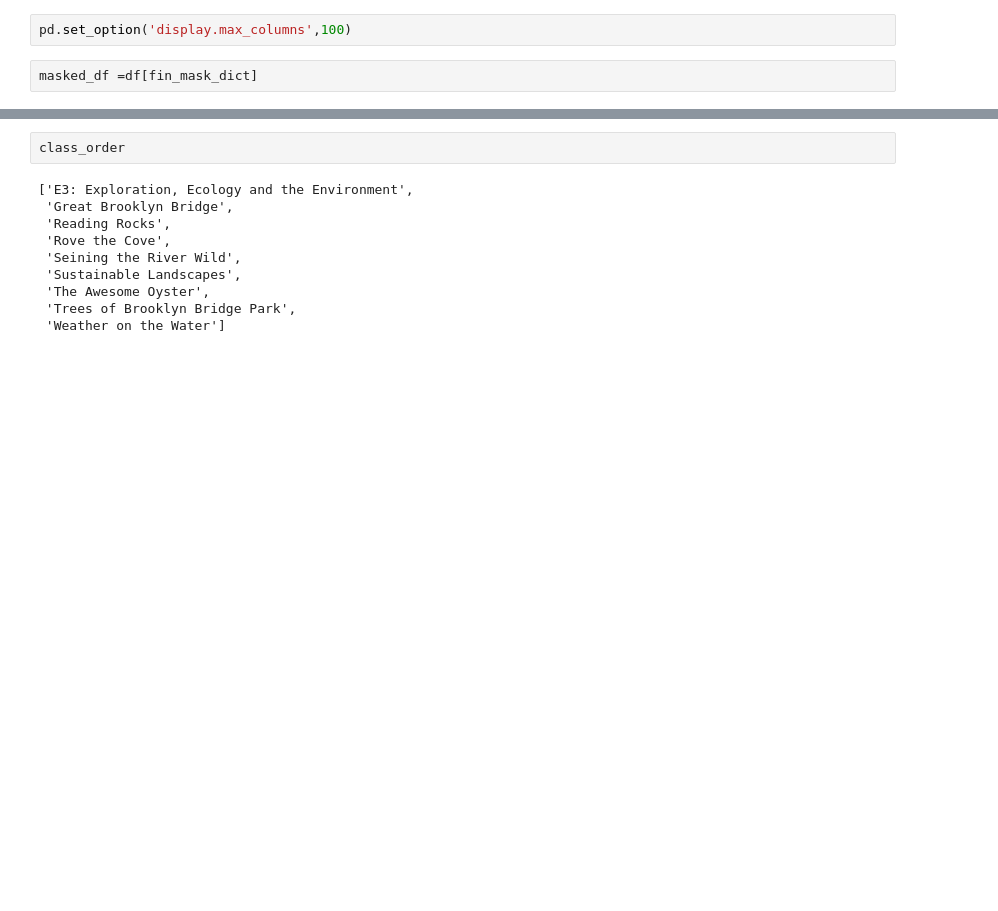
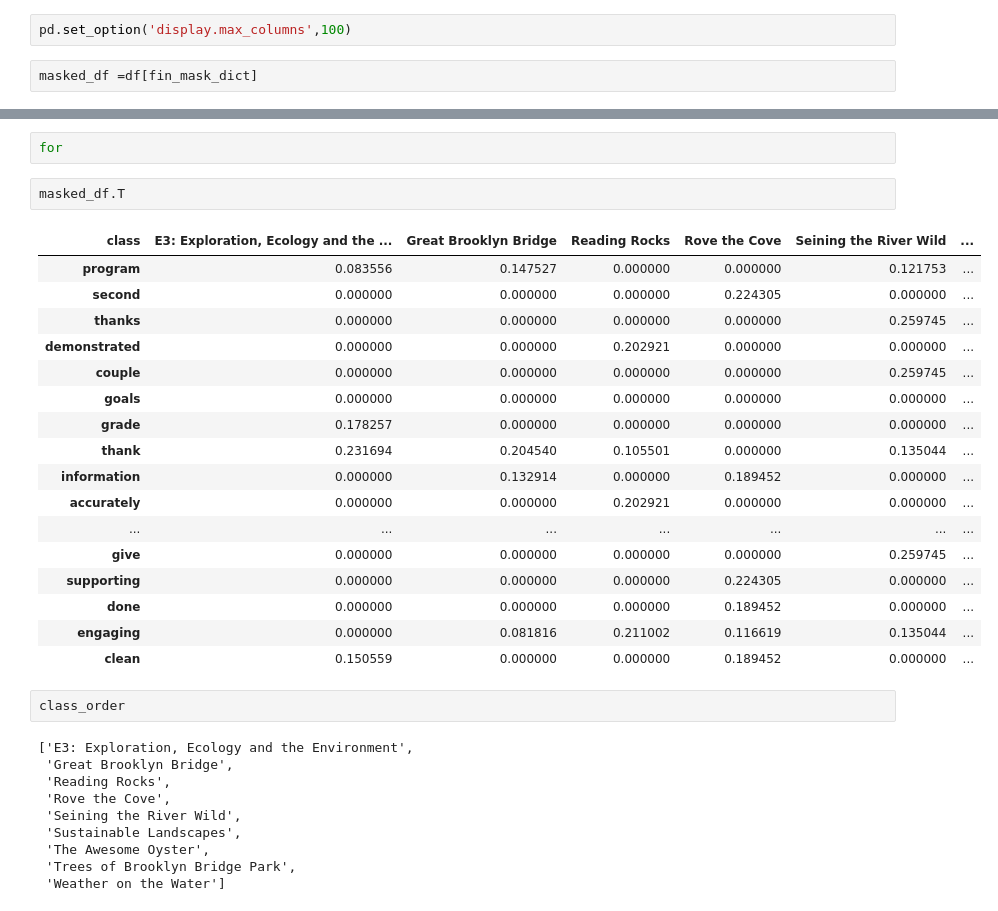
Before and after one commit to Shadhopson/Week1, a Jupyter notebook: Comment Analysis/Data/Analysis of teach comments.ipynb, the cells around one changed output, grey strips where cells are left out. Saved outputs shown, nothing was run; the diff lists cells and outputs as text; blank space fills up the shorter version.

```diff
--- a/Comment Analysis/Data/Analysis of teach comments.ipynb
+++ b/Comment Analysis/Data/Analysis of teach comments.ipynb
@@ -391,3 +380,25 @@ masked_df
+# %%
+for
+# %%
+masked_df.T
+# %% [output]
+| class | E3: Exploration, Ecology and the ... | Great Brooklyn Bridge | Reading Rocks | Rove the Cove | Seining the River Wild | ... |
+| program | 0.083556 | 0.147527 | 0.000000 | 0.000000 | 0.121753 | ... |
+| second | 0.000000 | 0.000000 | 0.000000 | 0.224305 | 0.000000 | ... |
+| thanks | 0.000000 | 0.000000 | 0.000000 | 0.000000 | 0.259745 | ... |
+| demonstrated | 0.000000 | 0.000000 | 0.202921 | 0.000000 | 0.000000 | ... |
+| couple | 0.000000 | 0.000000 | 0.000000 | 0.000000 | 0.259745 | ... |
+| goals | 0.000000 | 0.000000 | 0.000000 | 0.000000 | 0.000000 | ... |
+| grade | 0.178257 | 0.000000 | 0.000000 | 0.000000 | 0.000000 | ... |
+| thank | 0.231694 | 0.204540 | 0.105501 | 0.000000 | 0.135044 | ... |
+| information | 0.000000 | 0.132914 | 0.000000 | 0.189452 | 0.000000 | ... |
+| accurately | 0.000000 | 0.000000 | 0.202921 | 0.000000 | 0.000000 | ... |
+| ... | ... | ... | ... | ... | ... | ... |
+| give | 0.000000 | 0.000000 | 0.000000 | 0.000000 | 0.259745 | ... |
+| supporting | 0.000000 | 0.000000 | 0.000000 | 0.224305 | 0.000000 | ... |
+| done | 0.000000 | 0.000000 | 0.000000 | 0.189452 | 0.000000 | ... |
+| engaging | 0.000000 | 0.081816 | 0.211002 | 0.116619 | 0.135044 | ... |
+| clean | 0.150559 | 0.000000 | 0.000000 | 0.189452 | 0.000000 | ... |
 # %%
 class_order
 # %% [output]
```
Also changed, not shown: parts of 9 cells of this notebook, 3 other files.
